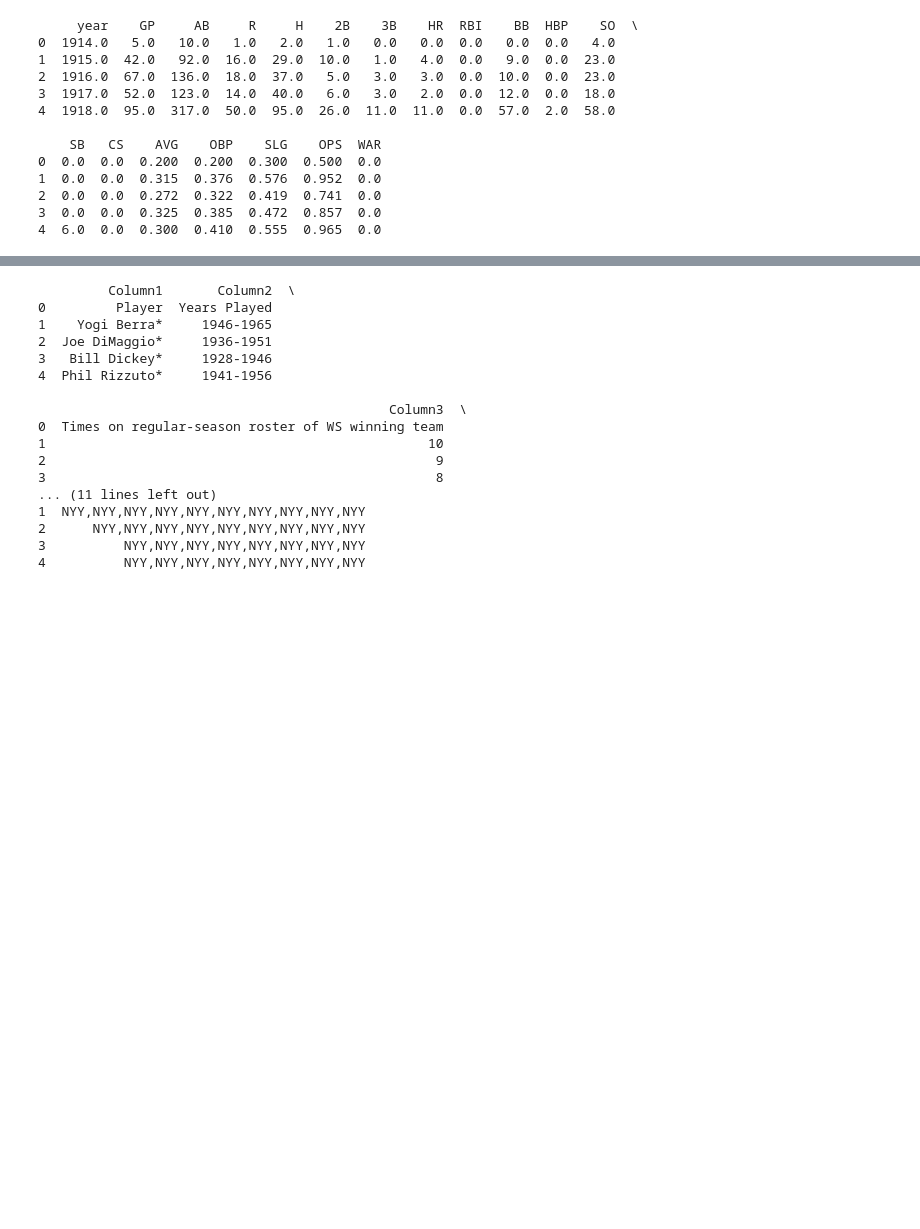
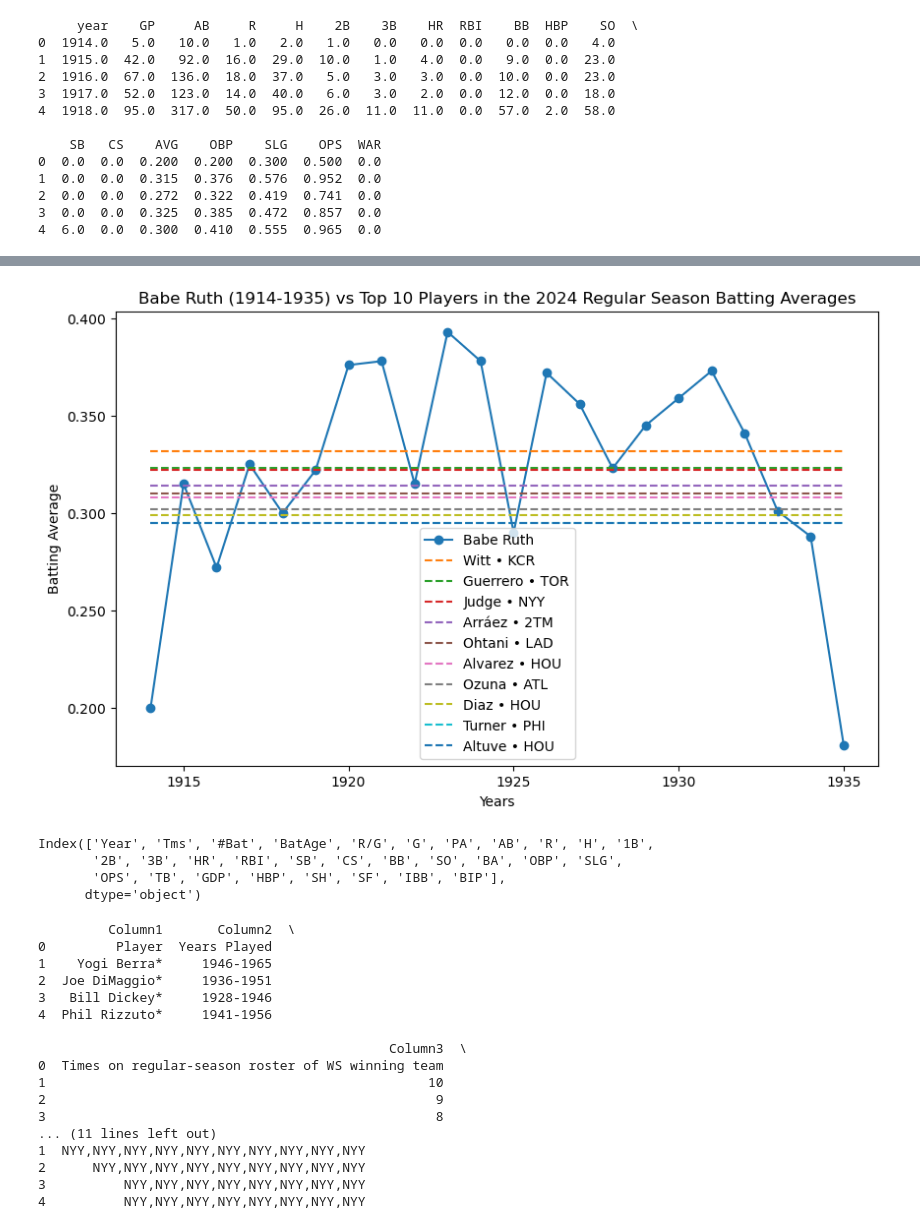
Before and after one commit to adefriece/DeFriece_Orth_MiniProject2, a Jupyter notebook: miniproject2.ipynb, the cells around one changed output, grey strips where cells are left out. Saved outputs shown, nothing was run; the diff lists cells and outputs as text; code cells hidden in the pictures; blank space fills up the shorter version.

```diff
--- a/miniproject2.ipynb
+++ b/miniproject2.ipynb
@@ -53,3 +74,34 @@ plt.show()
+# %%
+import matplotlib.pyplot as plt
+import pandas as pd
+from matplotlib.ticker import FuncFormatter
+
+babe_ruth_df = pd.read_csv('https://raw.githubusercontent.com/GettysburgDataScience/ps05-adefriece/refs/heads/main/BRstats.csv')
+top_5_df = pd.read_csv('https://raw.githubusercontent.com/GettysburgDataScience/w01-2-adefriece/refs/heads/main/top5.csv')
+
+plt.figure(figsize=(10, 6))
+plt.plot(babe_ruth_df['year'], babe_ruth_df['AVG'], label="Babe Ruth", marker='o')
+
+for index, row in top_5_df.iterrows():
+    plt.plot(babe_ruth_df['year'], [row['AVG']] * len(babe_ruth_df['year']), label=row['player'], linestyle='--')
+plt.xlabel("Years")
+plt.ylabel("Batting Average")
+plt.title("Babe Ruth (1914-1935) vs Top 10 Players in the 2024 Regular Season Batting Averages")
+plt.legend()
+
+formatter = FuncFormatter(lambda x, _: f'{x:.3f}')
+plt.gca().yaxis.set_major_formatter(formatter)
+
+plt.show()
+# %% [output]
+[figure, added]
+# %%
+Leaguedf.columns
+# %% [output]
+Index(['Year', 'Tms', '#Bat', 'BatAge', 'R/G', 'G', 'PA', 'AB', 'R', 'H', '1B',
+       '2B', '3B', 'HR', 'RBI', 'SB', 'CS', 'BB', 'SO', 'BA', 'OBP', 'SLG',
+       'OPS', 'TB', 'GDP', 'HBP', 'SH', 'SF', 'IBB', 'BIP'],
+      dtype='object')
 # %%
 import pandas as pd
 import matplotlib.pyplot as plt
```
Also changed, not shown: parts of 5 cells of this notebook.
